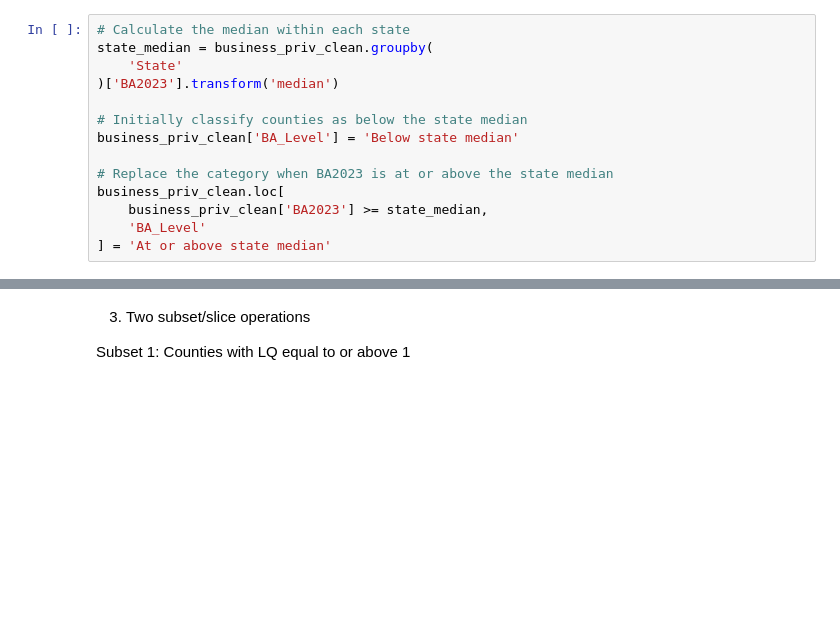
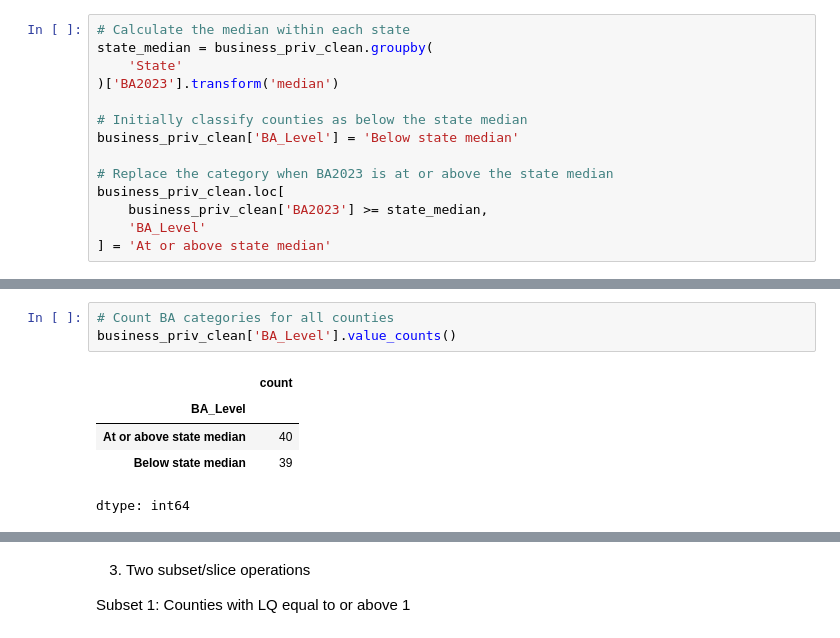
Before and after one commit to shirleyrutgers/DataManPy, a Jupyter notebook: ps2dataman.ipynb, the cells around one changed output, grey strips where cells are left out. Saved outputs shown, nothing was run; the diff lists cells and outputs as text; blank space fills up the shorter version.

```diff
--- a/ps2dataman.ipynb
+++ b/ps2dataman.ipynb
@@ -1664,0 +1675,9 @@ business_priv_clean.loc[
+# %%
+# Count BA categories for all counties
+business_priv_clean['BA_Level'].value_counts()
+# %% [output]
+|  | count |
+| BA_Level |  |
+| At or above state median | 40 |
+| Below state median | 39 |
+dtype: int64
```
Also changed, not shown: parts of 3 cells of this notebook.
